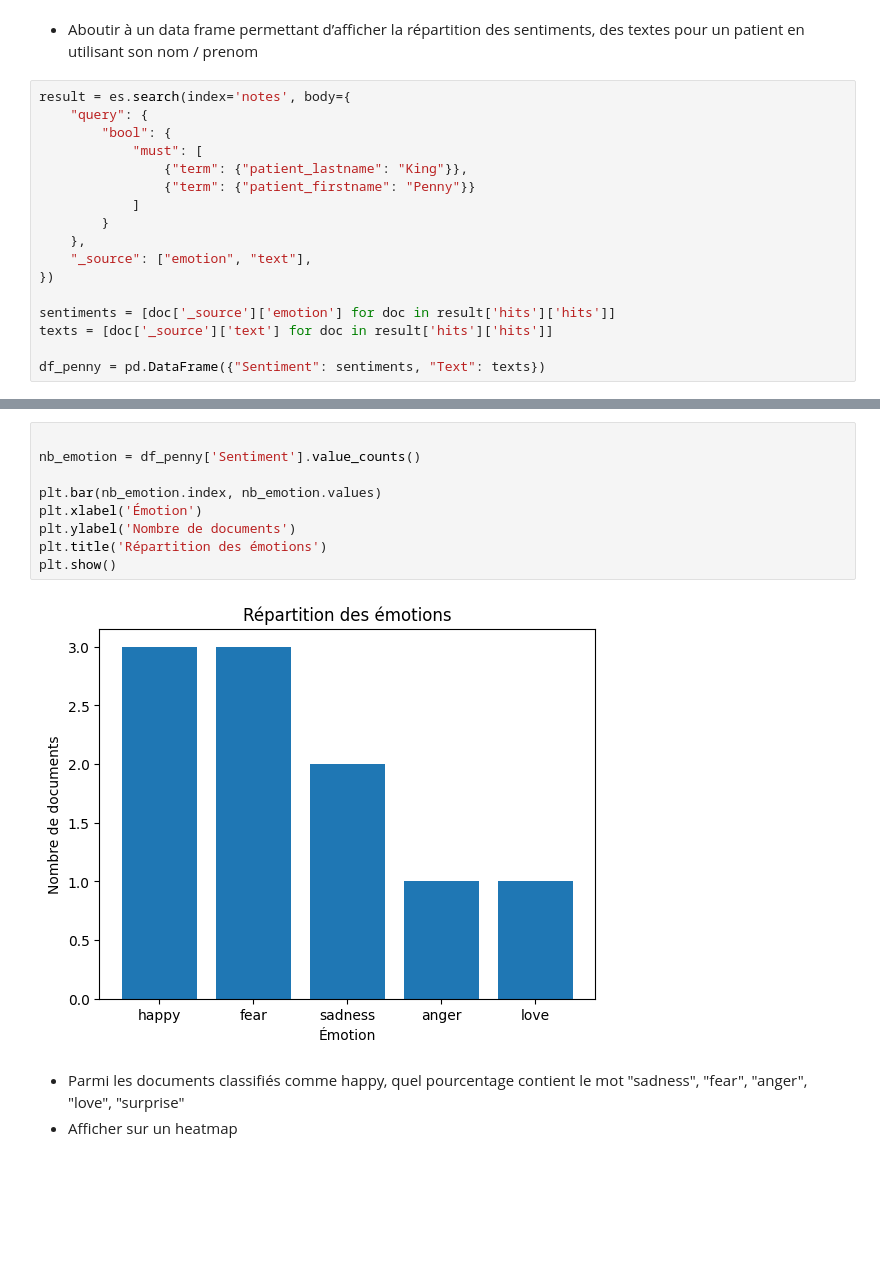
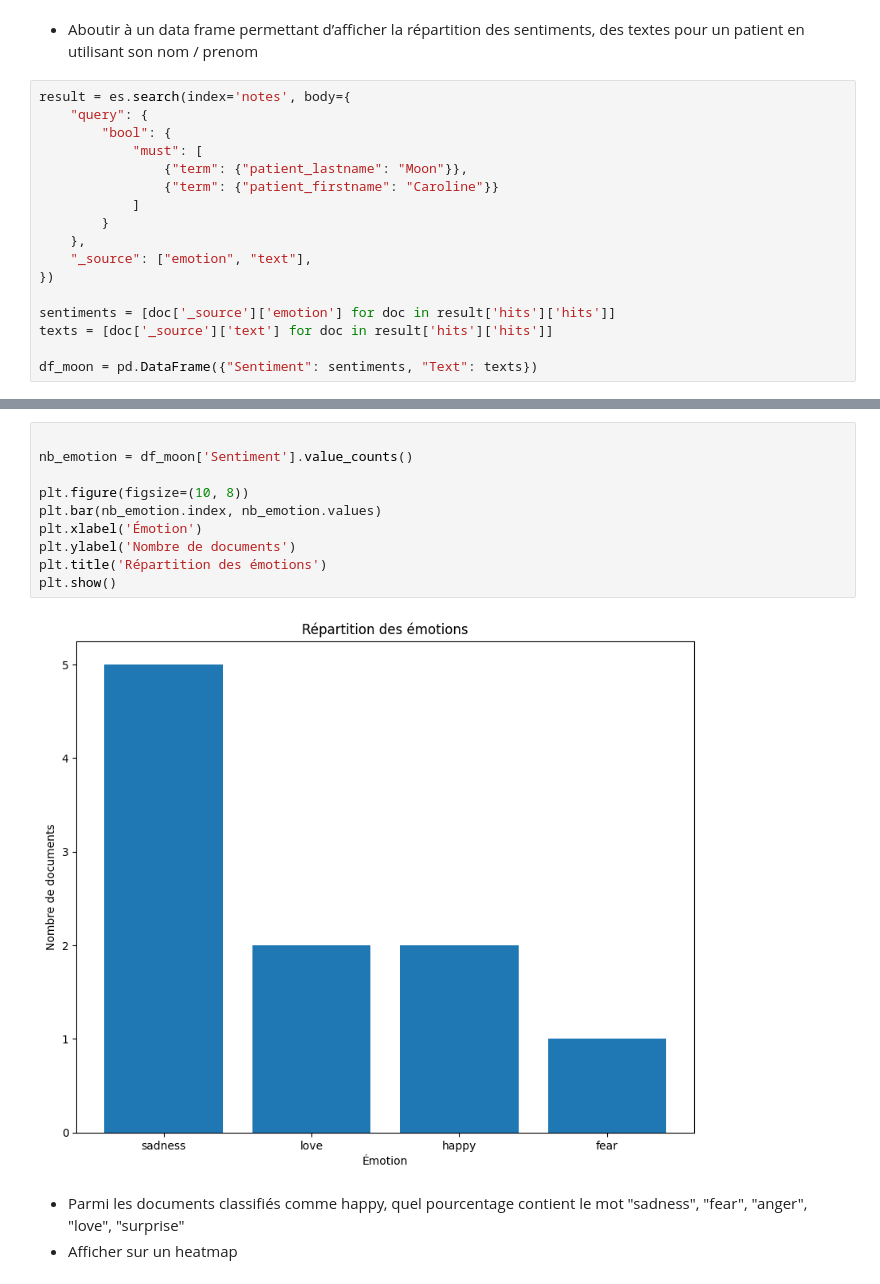
Before and after one commit to ForskyOnly/NLP, a Jupyter notebook: analysis.ipynb, the cells around one changed output, grey strips where cells are left out. Saved outputs shown, nothing was run; the diff lists cells and outputs as text; blank space fills up the shorter version.

```diff
--- a/analysis.ipynb
+++ b/analysis.ipynb
@@ -348,8 +346,8 @@ result = es.search(index='notes', body={
     "query": {
         "bool": {
             "must": [
-                {"term": {"patient_lastname": "King"}},
-                {"term": {"patient_firstname": "Penny"}}
+                {"term": {"patient_lastname": "Moon"}},
+                {"term": {"patient_firstname": "Caroline"}}
             ]
         }
     },
@@ -359,4 +357,4 @@ result = es.search(index='notes', body={
 sentiments = [doc['_source']['emotion'] for doc in result['hits']['hits']]
 texts = [doc['_source']['text'] for doc in result['hits']['hits']]
 
-df_penny = pd.DataFrame({"Sentiment": sentiments, "Text": texts})
+df_moon = pd.DataFrame({"Sentiment": sentiments, "Text": texts})
@@ -377,14 +375,15 @@ df_penny
 # %%
 
-nb_emotion = df_penny['Sentiment'].value_counts()
+nb_emotion = df_moon['Sentiment'].value_counts()
 
+plt.figure(figsize=(10, 8))
 plt.bar(nb_emotion.index, nb_emotion.values)
 plt.xlabel('Émotion')
 plt.ylabel('Nombre de documents')
 plt.title('Répartition des émotions')
 plt.show()
 # %% [output]
-[figure, old version]
+[figure, new version]
 # %% [markdown]
 - Parmi les documents classifiés comme happy, quel pourcentage contient le mot "sadness", "fear", "anger", "love", "surprise"
 - Afficher sur un heatmap
```
Also changed, not shown: parts of 17 cells of this notebook, 1 other file.
